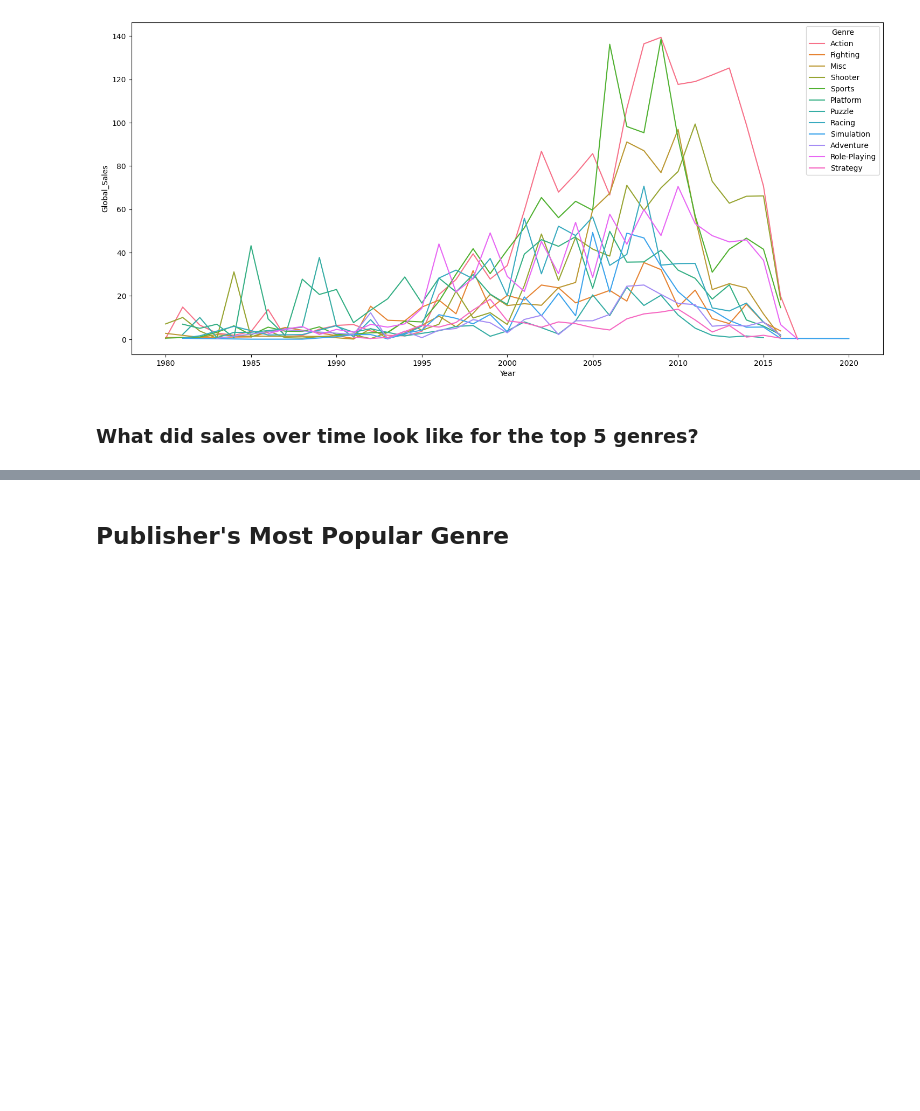
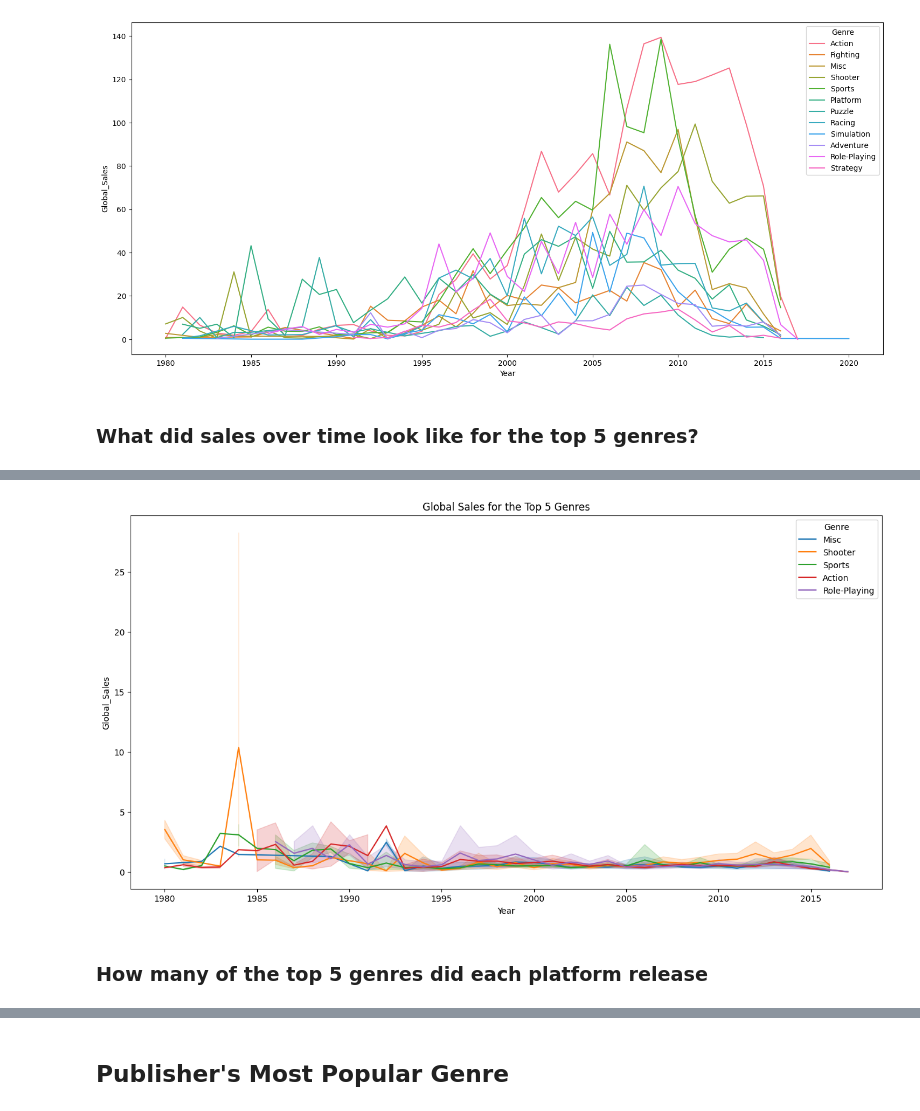
Before and after one commit to cafesmire/notebooks, a Jupyter notebook: video_game_sales/videogame_eda.ipynb, the cells around one changed output, grey strips where cells are left out. Saved outputs shown, nothing was run; the diff lists cells and outputs as text; code cells hidden in the pictures; blank space fills up the shorter version.

```diff
--- a/video_game_sales/videogame_eda.ipynb
+++ b/video_game_sales/videogame_eda.ipynb
@@ -164,0 +202,4 @@ top5_genre_sales
+# %%
+top_genres = ['Action', 'Sports', 'Misc', 'Role-Playing', 'Shooter']
+top5_genre = df_copy[df_copy['Genre'].isin(top_genres)]
+top5_genre
@@ -164,0 +220,3 @@ top5_genre_sales
+# %%
+yearly_top_5_genre = top5_genre.set_index('Year').sort_index()
+yearly_top_5_genre
@@ -164,0 +238,9 @@ top5_genre_sales
+# %%
+fig, ax = plt.subplots(figsize=(16,8))
+sns.lineplot(yearly_top_5_genre, x =yearly_top_5_genre.index ,y='Global_Sales', hue='Genre')
+plt.title('Global Sales for the Top 5 Genres')
+plt.show()
+# %% [output]
+[figure, added]
+# %% [markdown]
+### How many of the top 5 genres did each platform release
```
Also changed, not shown: parts of 8 cells of this notebook.
